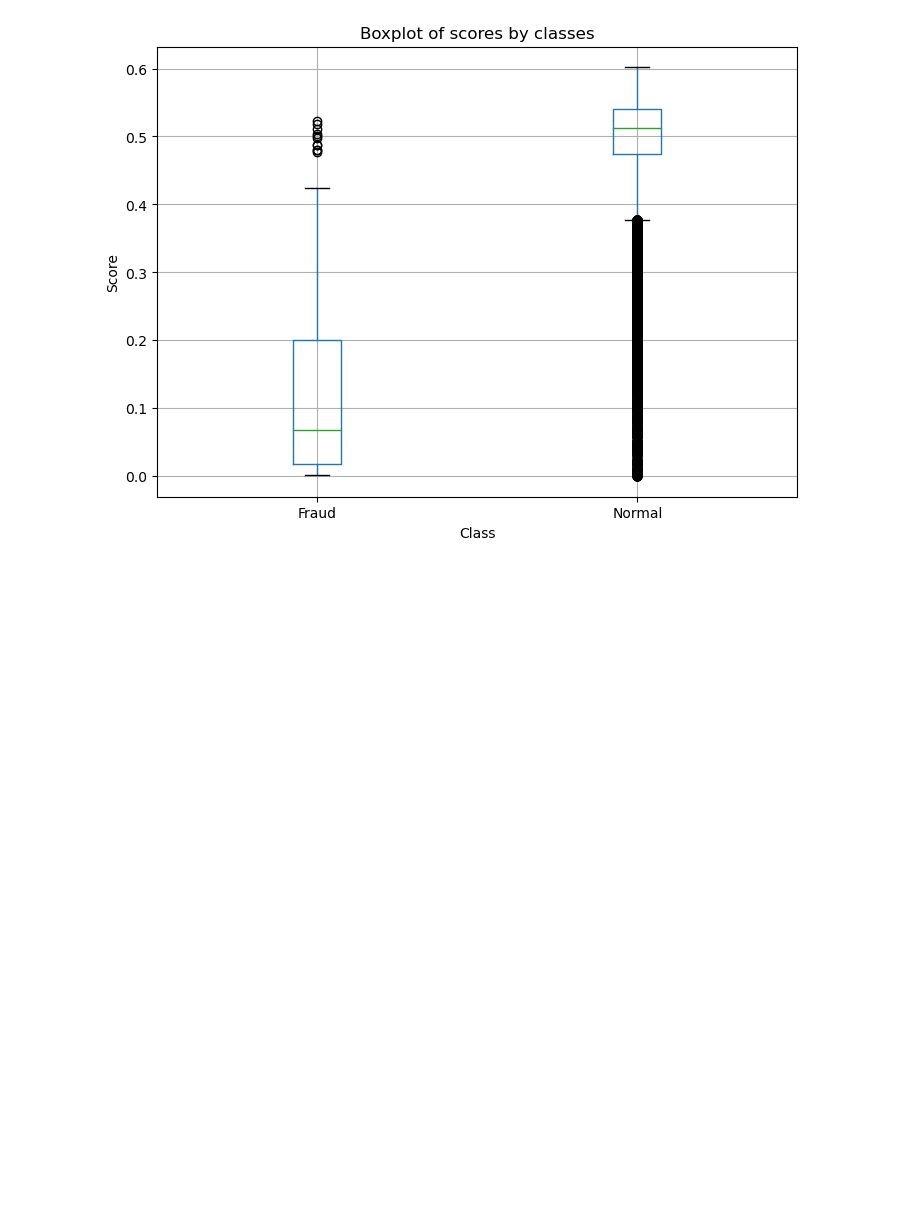
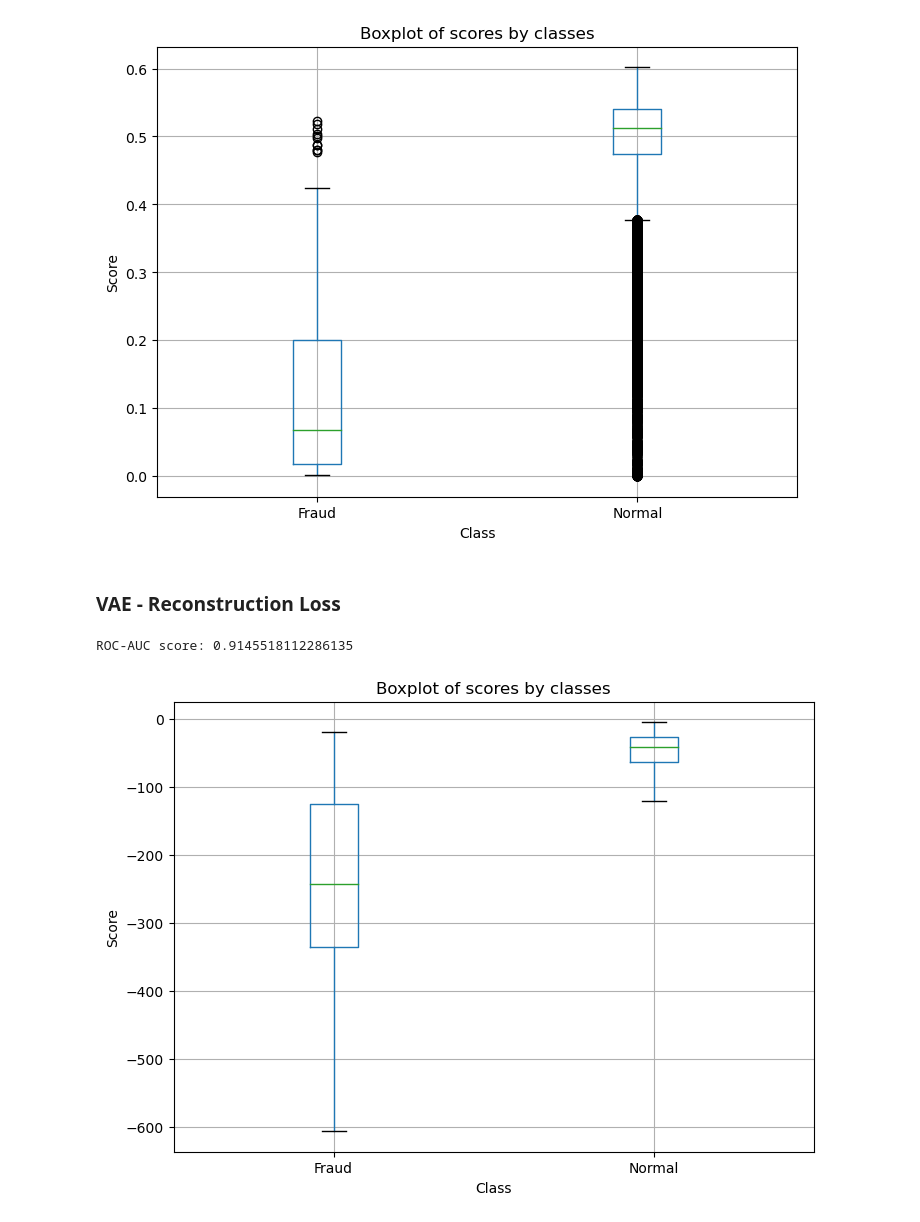
Before and after one commit to vilhess/CreditCardFraud, a Jupyter notebook: experiments.ipynb, the cells around one changed output. Saved outputs shown, nothing was run; the diff lists cells and outputs as text; code cells hidden in the pictures; blank space fills up the shorter version.

```diff
--- a/experiments.ipynb
+++ b/experiments.ipynb
@@ -154,7 +156,7 @@ train = train[train['Class'] == 0]
 new_train_size = len(train)
 
 dataset = pd.concat([train, test], ignore_index=True)
-dataset = get_transac_sec(dataset)
+dataset = get_transac_n_seconds(dataset, seconds=2)
 
 train = dataset.iloc[:new_train_size]
 test = dataset.iloc[new_train_size:]
@@ -532,3 +339,14 @@ plt.xticks(ticks=[1, 2], labels=['Fraud', 'Normal'])
 plt.show()
 # %% [output]
 [figure]
+# %% [markdown]
+### VAE - Reconstruction Loss
+# %%
+LR=1e-4
+EPOCHS=10
+BATCH_SIZE=256
+LATENT_DIM=10
+# %%
+model = VAE(in_dim=30, hidden_dims=[128, 128], latent_dim=LATENT_DIM).to(DEVICE)
+optimizer = optim.Adam(model.parameters(), lr=LR)
+criterion = LossVAE()
@@ -534,0 +370,38 @@ plt.show()
+# %%
+all_preds = []
+all_tar = []
+
+model.eval()
+with torch.no_grad():
+    for test_batch, targets in tqdm(testloader, leave=True):
+        test_batch, targets = test_batch.to(DEVICE), targets.to(DEVICE)
+        reconstructed, mu, logvar = model(test_batch)
+        loss = torch.sum((test_batch - reconstructed) ** 2, dim=1)
+        all_preds.append(-loss.cpu())
+        all_tar.append(targets.cpu())
+
+all_tar = torch.cat(all_tar)
+all_preds = torch.cat(all_preds)
+
+score = roc_auc_score(all_tar, all_preds)
+print(f"ROC-AUC score: {score}")
+# %% [output]
+ROC-AUC score: 0.9145518112286135
+# %%
+results = pd.DataFrame({})
+results["pred"] = all_preds
+results['class']=all_tar
+
+results.boxplot(column='pred', by='class', figsize=(8, 6), showfliers=False)
+
+# Ajouter des labels et un titre
+plt.title("Boxplot of scores by classes")
+plt.suptitle("")  # Supprime le titre automatique de pandas
+plt.xlabel("Class")
+plt.ylabel("Score")
+plt.xticks(ticks=[1, 2], labels=['Fraud', 'Normal'])
+
+# Afficher le graphique
+plt.show()
+# %% [output]
+[figure, added]
```
Also changed, not shown: parts of 11 cells of this notebook, 4 other files.
